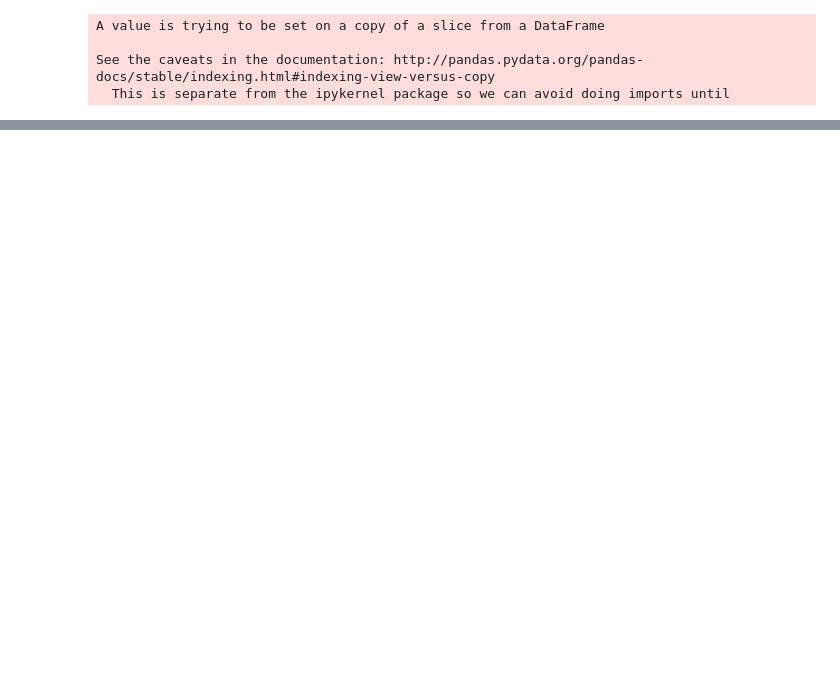
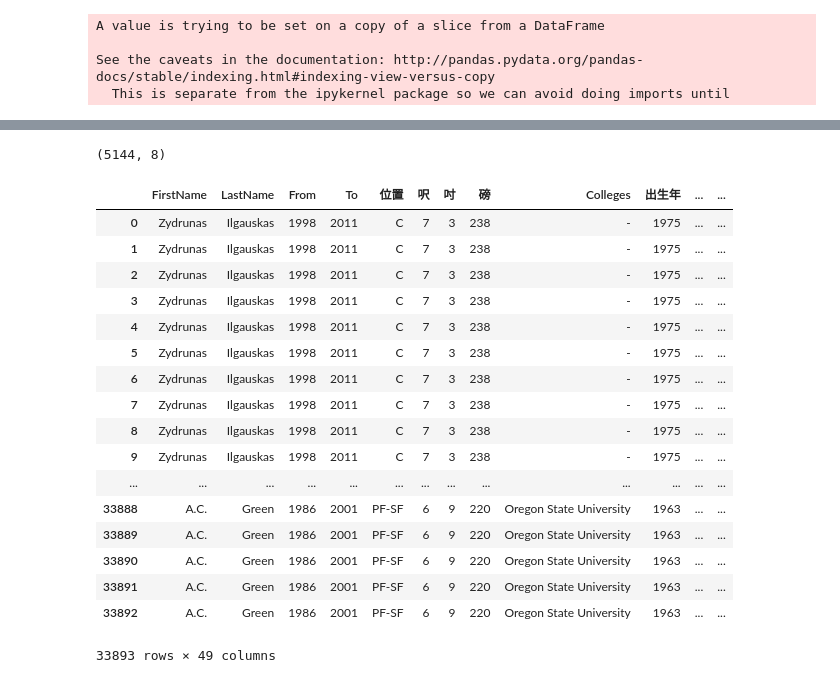
Before and after one commit to hanjuTsai/BasketballReferenceCrawler, a Jupyter notebook: revise.ipynb, the cells around one changed output, grey strips where cells are left out. Drawn from its saved outputs; the diff is of its cells as text; code cells hidden in the pictures; blank space fills up the shorter version.

```diff
--- a/revise.ipynb
+++ b/revise.ipynb
@@ -81,3 +84,5 @@ A value is trying to be set on a copy of a slice from a DataFrame
 
 See the caveats in the documentation: http://pandas.pydata.org/pandas-docs/stable/indexing.html#indexing-view-versus-copy
   This is separate from the ipykernel package so we can avoid doing imports until
+# %%
+df  = pd.read_excel('Finallll.xlsx')
@@ -83,0 +212,7 @@ See the caveats in the documentation: http://pandas.pydata.org/pandas-docs/stabl
+# %%
+#result.shape
+len(result)
+colname = result.columns
+for i in range(len(colname)):
+    print(df[colname[i]])
+    df[colname[i]] = result[colname[i]]
@@ -86,2 +238,0 @@ df.to_excel('dd.xlsx')
-# %%
-df  = pd.read_excel('Fianl888.xlsx')
@@ -90,11 +238,0 @@ row , col = df.shape
-# %%
-for i in range(row) :
-    if df.To[i] == '-':
-        df.To[i] = df.From[i]
-
-    try:
-        if len(df.From[i].split('-')) > 1:
-            df.To[i] = df.From[i].split('-')[1]
-            df.From[i] = df.From[i].split('-')[0]
-    except:
-        pass
@@ -113 +282,6 @@ See the caveats in the documentation: http://pandas.pydata.org/pandas-docs/stabl
+# %%
+a = pd.read_csv('player_my_df.csv')
+a.shape
+# %% [output]
+(5144, 8)
 # %%
@@ -114,0 +300,21 @@ df.to_excel('Final666.xlsx')
+# %%
+df
+# %% [output]
+|  | FirstName | LastName | From | To | 位置 | 呎 | 吋 | 磅 | Colleges | 出生年 | ... | ... |
+| 0 | Zydrunas | Ilgauskas | 1998 | 2011 | C | 7 | 3 | 238 | - | 1975 | ... | ... |
+| 1 | Zydrunas | Ilgauskas | 1998 | 2011 | C | 7 | 3 | 238 | - | 1975 | ... | ... |
+| 2 | Zydrunas | Ilgauskas | 1998 | 2011 | C | 7 | 3 | 238 | - | 1975 | ... | ... |
+| 3 | Zydrunas | Ilgauskas | 1998 | 2011 | C | 7 | 3 | 238 | - | 1975 | ... | ... |
+| 4 | Zydrunas | Ilgauskas | 1998 | 2011 | C | 7 | 3 | 238 | - | 1975 | ... | ... |
+| 5 | Zydrunas | Ilgauskas | 1998 | 2011 | C | 7 | 3 | 238 | - | 1975 | ... | ... |
+| 6 | Zydrunas | Ilgauskas | 1998 | 2011 | C | 7 | 3 | 238 | - | 1975 | ... | ... |
+| 7 | Zydrunas | Ilgauskas | 1998 | 2011 | C | 7 | 3 | 238 | - | 1975 | ... | ... |
+| 8 | Zydrunas | Ilgauskas | 1998 | 2011 | C | 7 | 3 | 238 | - | 1975 | ... | ... |
+| 9 | Zydrunas | Ilgauskas | 1998 | 2011 | C | 7 | 3 | 238 | - | 1975 | ... | ... |
+| ... | ... | ... | ... | ... | ... | ... | ... | ... | ... | ... | ... | ... |
+| 33888 | A.C. | Green | 1986 | 2001 | PF-SF | 6 | 9 | 220 | Oregon State University | 1963 | ... | ... |
+| 33889 | A.C. | Green | 1986 | 2001 | PF-SF | 6 | 9 | 220 | Oregon State University | 1963 | ... | ... |
+| 33890 | A.C. | Green | 1986 | 2001 | PF-SF | 6 | 9 | 220 | Oregon State University | 1963 | ... | ... |
+| 33891 | A.C. | Green | 1986 | 2001 | PF-SF | 6 | 9 | 220 | Oregon State University | 1963 | ... | ... |
+| 33892 | A.C. | Green | 1986 | 2001 | PF-SF | 6 | 9 | 220 | Oregon State University | 1963 | ... | ... |
+33893 rows × 49 columns
```
Also changed, not shown: parts of 24 cells of this notebook, 14 other files.
